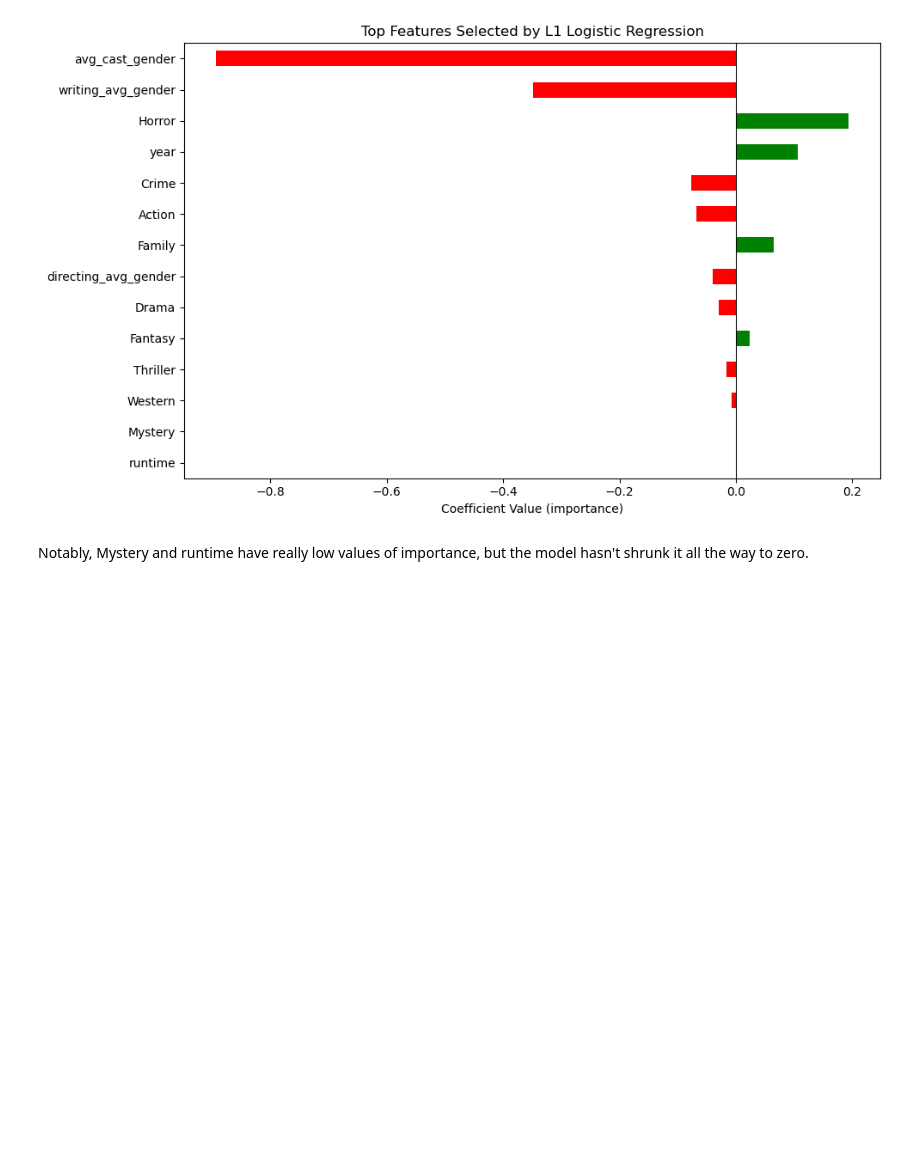
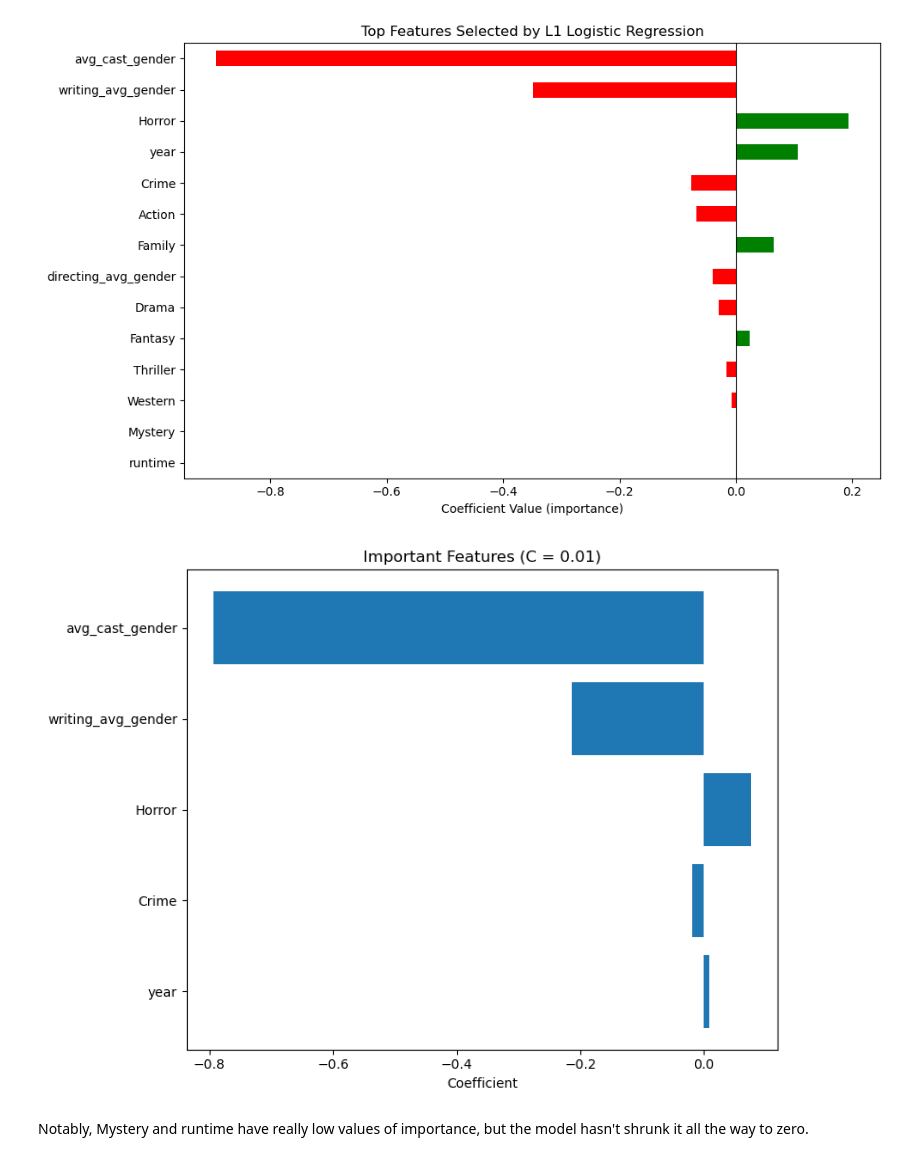
Before and after one commit to ABecker03/COGS209_Project, a Jupyter notebook: regression.ipynb, the cells around one changed output. Drawn from its saved outputs; the diff is of its cells as text; code cells hidden in the pictures; blank space fills up the shorter version.

```diff
--- a/regression.ipynb
+++ b/regression.ipynb
@@ -188,6 +188,36 @@ plt.tight_layout()
 plt.show()
 # %% [output]
 [figure]
+# %%
+
+# want to look at the features specifically for the c of .01
+model_001 = LogisticRegression(penalty='l1', solver='liblinear', C=0.01, max_iter=1000)
+model_001.fit(X_train, y_train)
+
+# Get coefficients
+coefs01 = model_001.coef_[0]
+coef_df01 = pd.DataFrame({
+    'feature': X.columns,
+    'coefficient': coefs01
+})
+
+# Filter out zero coefficients
+important_features01 = coef_df01[coef_df01['coefficient'] != 0]
+
+# Sort by importance
+important_features01 = important_features01.reindex(
+    important_features01['coefficient'].abs().sort_values(ascending=False).index
+)
+
+plt.figure(figsize=(8, 6))
+plt.barh(important_features01['feature'], important_features01['coefficient'])
+plt.xlabel('Coefficient')
+plt.title('Important Features (C = 0.01)')
+plt.gca().invert_yaxis()
+plt.tight_layout()
+plt.show()
+# %% [output]
+[figure, added]
 # %% [markdown]
 Notably, Mystery and runtime have really low values of importance, but the model hasn't shrunk it all the way to zero.
 # %%
```
